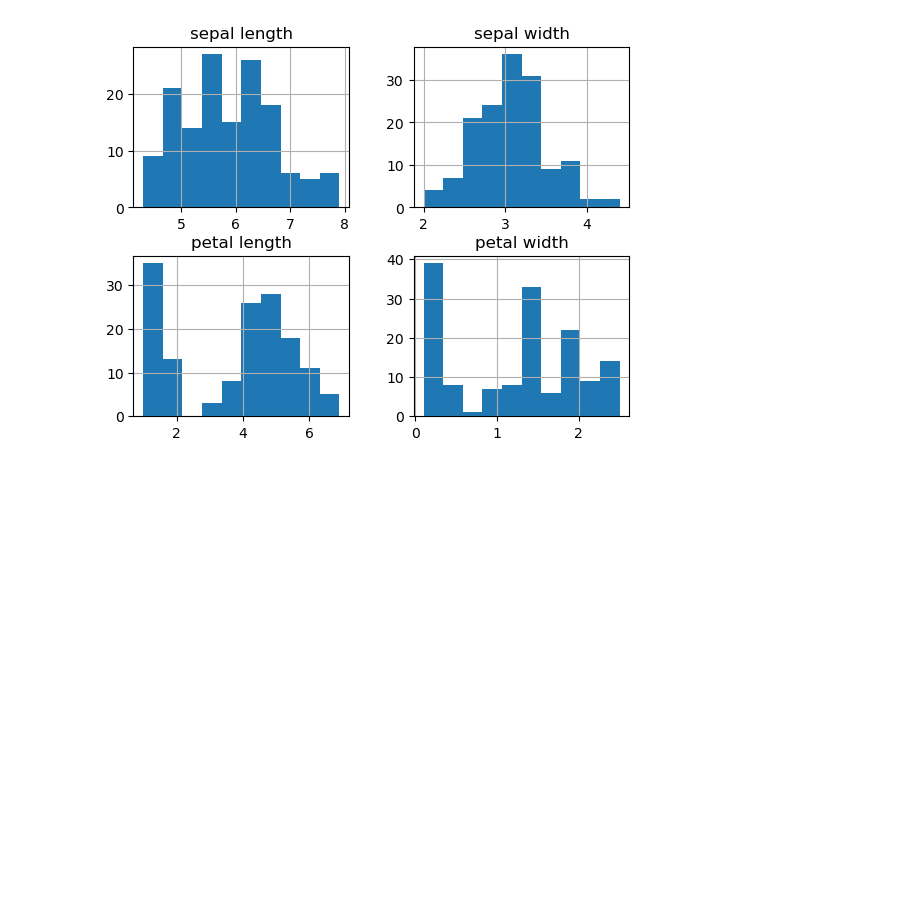
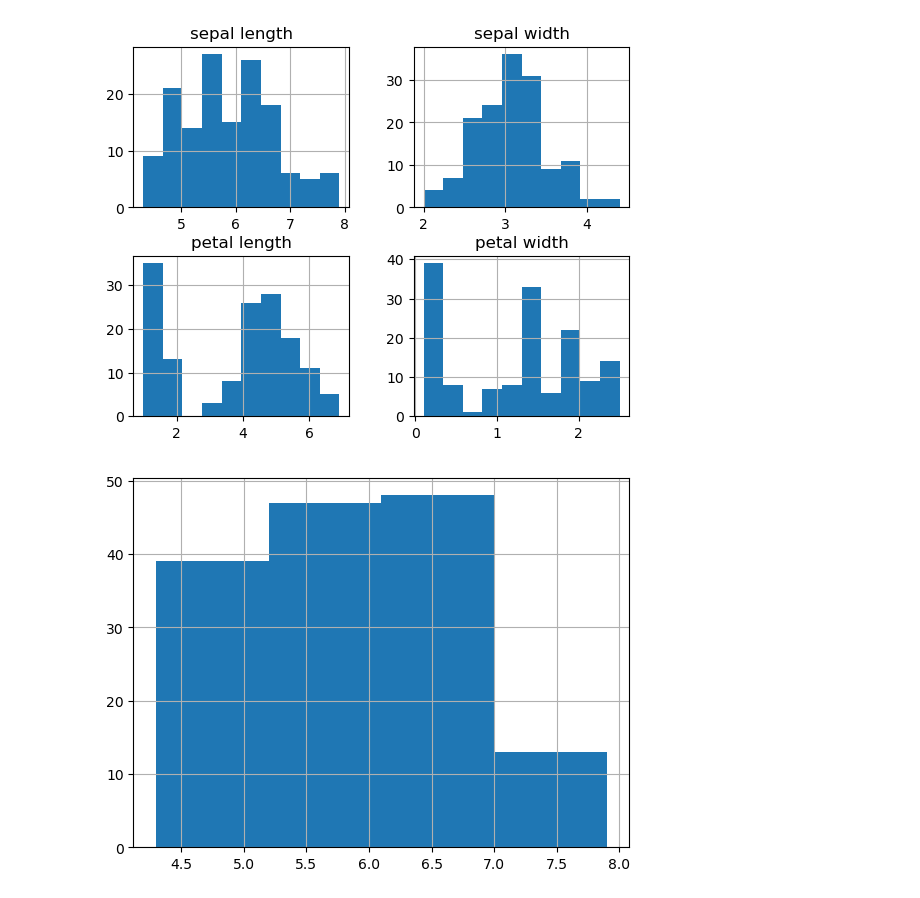
Before and after one commit to Glogover/pands-project, a Jupyter notebook: analysis.ipynb, the cells around one changed output. Saved outputs shown, nothing was run; the diff lists cells and outputs as text; code cells hidden in the pictures; blank space fills up the shorter version.

Commit message:
general overview - histograms

```diff
--- a/analysis.ipynb
+++ b/analysis.ipynb
@@ -304,3 +304,7 @@ df.hist(); # Histograms for all the data
 df5.hist(); # Histograms for the data without duplicates
 # %% [output]
 [figure]
+# %%
+df5["sepal length"].hist(bins=4); # Histogram for the column "sepal length"
+# %% [output]
+[figure, added]
```
Also changed, not shown: parts of 8 cells of this notebook, 1 other file.
